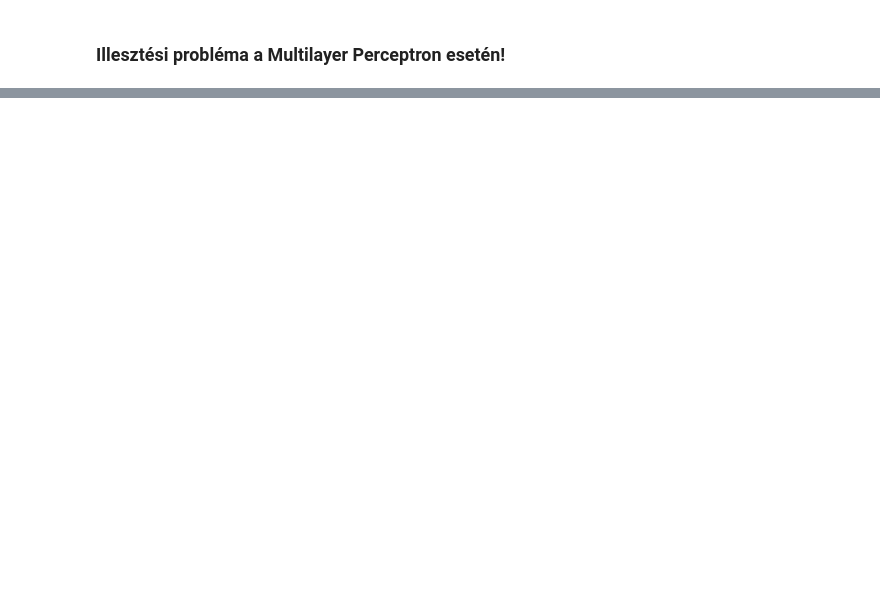
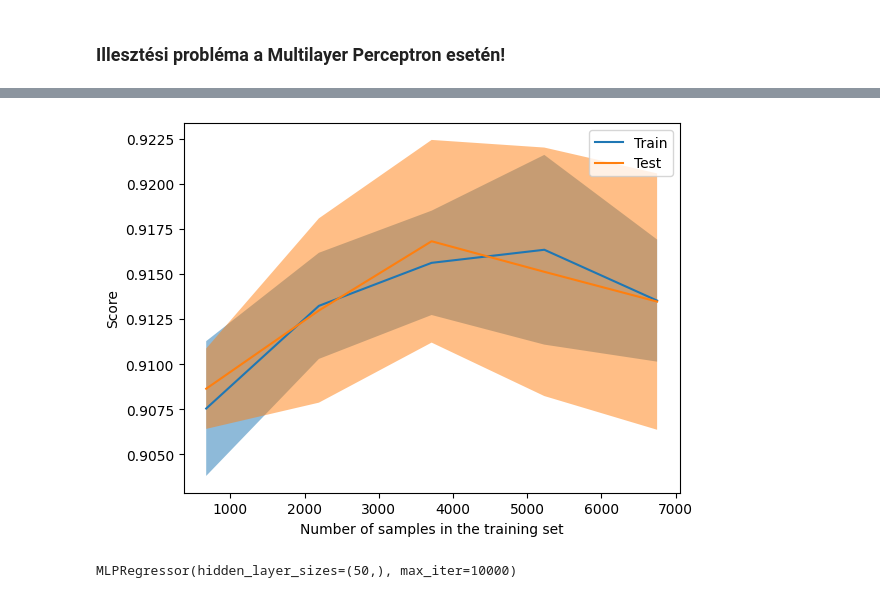
Before and after one commit to szilagyi93/regression, a Jupyter notebook: 01_main/model_fitting_ccpp.ipynb, the cells around one changed output, grey strips where cells are left out. Cells and saved outputs as stored; diff of their text form; code cells hidden in the pictures; blank space fills up the shorter version.

```diff
--- a/01_main/model_fitting_ccpp.ipynb
+++ b/01_main/model_fitting_ccpp.ipynb
@@ -350,0 +416,18 @@ Equation of the fitted line: y = 0.94x + 26.46
+# %%
+import matplotlib.pyplot as plt
+from sklearn.datasets import load_iris
+from sklearn.model_selection import LearningCurveDisplay, learning_curve
+from sklearn.tree import DecisionTreeClassifier
+X, y = load_iris(return_X_y=True)
+#tree = DecisionTreeClassifier(random_state=0)
+train_sizes, train_scores, test_scores = learning_curve(model_MLP, X_train, Y_train,)
+display = LearningCurveDisplay(train_sizes=train_sizes,
+train_scores=train_scores, test_scores=test_scores, score_name="Score")
+display.plot()
+plt.show()
+# %% [output]
+[figure, added]
+# %%
+model_MLP
+# %% [output]
+MLPRegressor(hidden_layer_sizes=(50,), max_iter=10000)
```
Also changed, not shown: parts of 4 cells of this notebook, 1 other file.
